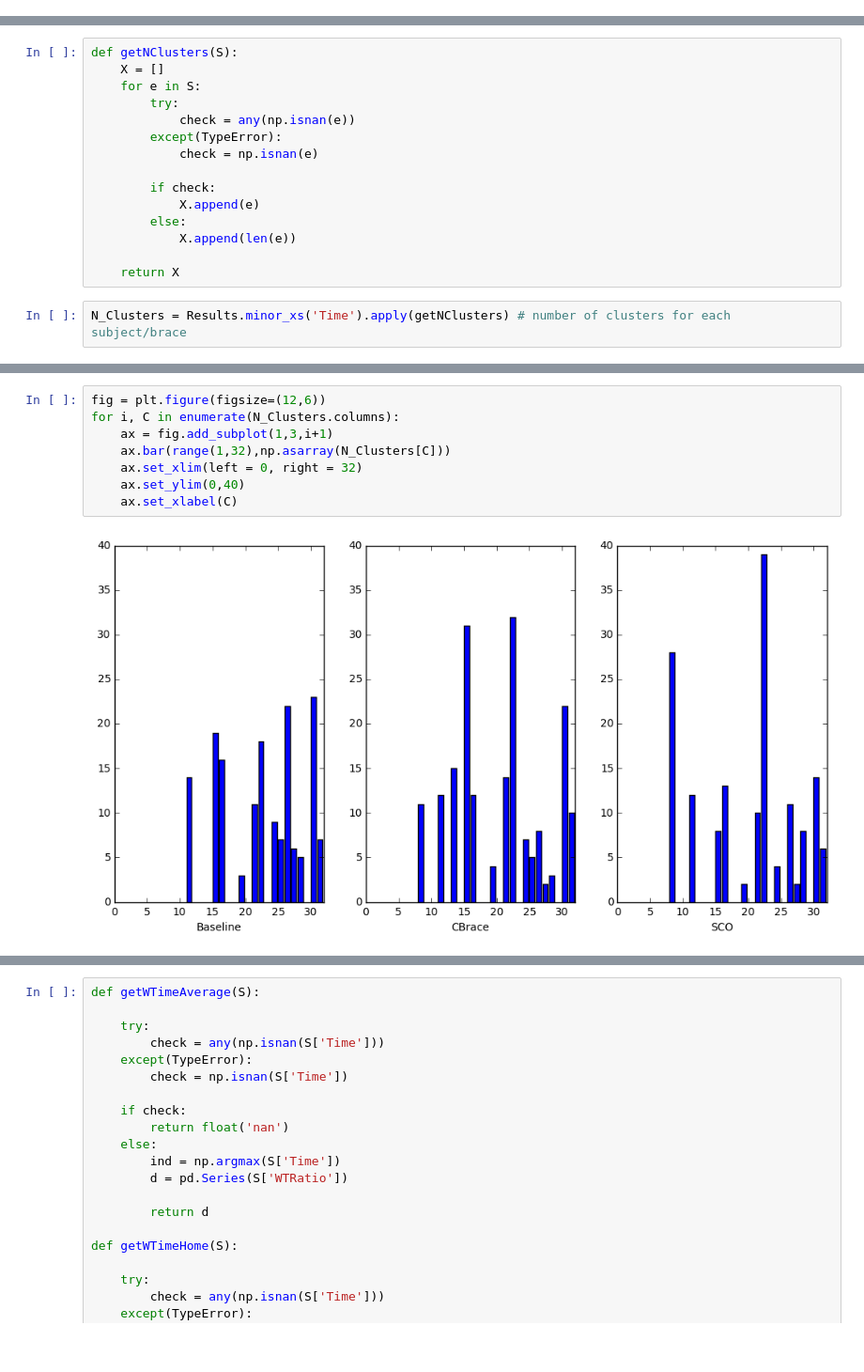
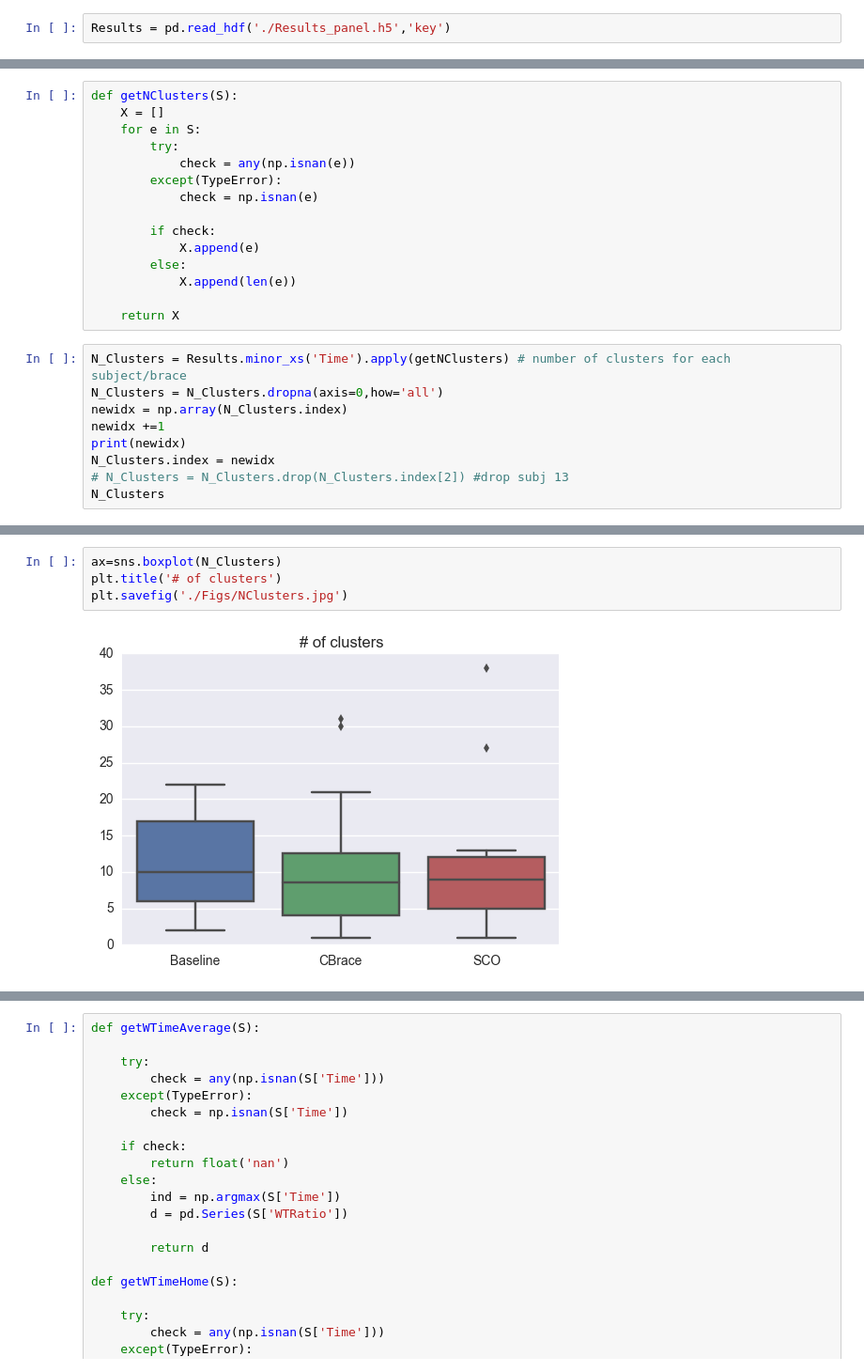
Before and after one commit to Luke3D/CbrAnalysis, a Jupyter notebook: GPS_test.ipynb, the cells around one changed output, grey strips where cells are left out. Shown at 94% size. Cells and saved outputs as stored; diff of their text form; blank space fills up the shorter version.

Commit message:
updated GPS_test with plots

```diff
--- a/GPS_test.ipynb
+++ b/GPS_test.ipynb
@@ -247,0 +325,2 @@ c
+# %%
+Results = pd.read_hdf('./Results_panel.h5','key')
@@ -262,3 +368,10 @@ def getNClusters(S):
     return X
 # %%
 N_Clusters = Results.minor_xs('Time').apply(getNClusters) # number of clusters for each subject/brace
+N_Clusters = N_Clusters.dropna(axis=0,how='all')
+newidx = np.array(N_Clusters.index)
+newidx +=1
+print(newidx)
+N_Clusters.index = newidx
+# N_Clusters = N_Clusters.drop(N_Clusters.index[2]) #drop subj 13
+N_Clusters
@@ -265,10 +395,6 @@ N_Clusters = Results.minor_xs('Time').apply(getNClusters) # number of clusters f
-# %%
-fig = plt.figure(figsize=(12,6))
-for i, C in enumerate(N_Clusters.columns):
-    ax = fig.add_subplot(1,3,i+1)
-    ax.bar(range(1,32),np.asarray(N_Clusters[C]))
-    ax.set_xlim(left = 0, right = 32)
-    ax.set_ylim(0,40)
-    ax.set_xlabel(C)
-# %% [output]
-[figure, removed]
+# %%
+ax=sns.boxplot(N_Clusters)
+plt.title('# of clusters')
+plt.savefig('./Figs/NClusters.jpg')
+# %% [output]
+[figure, added]
```
Also changed, not shown: parts of 94 cells of this notebook.
